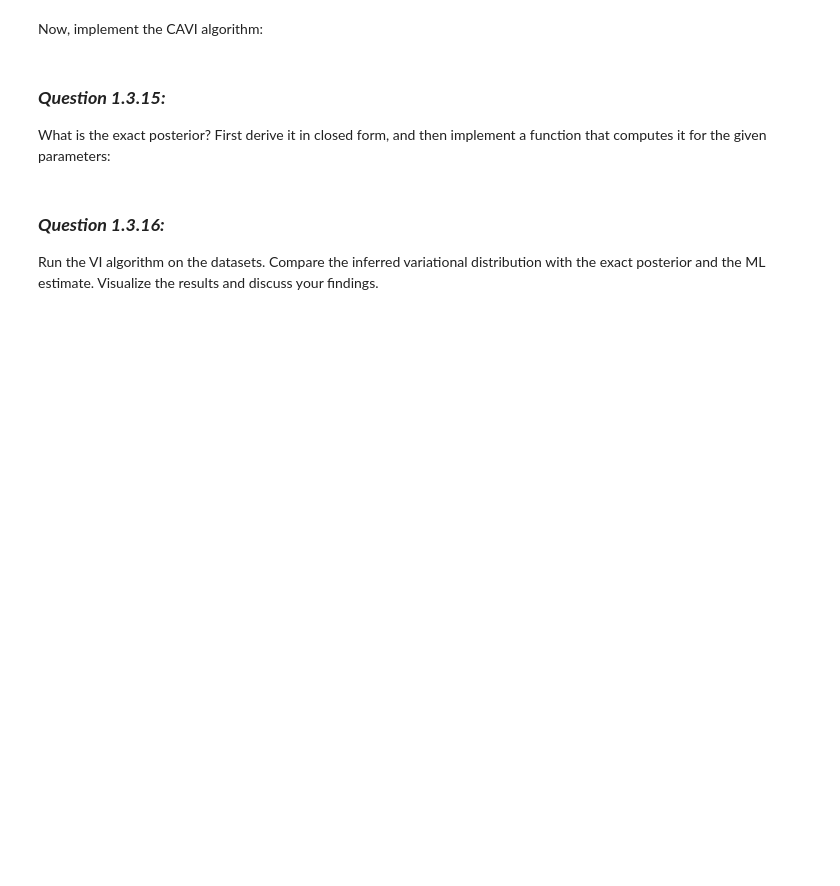
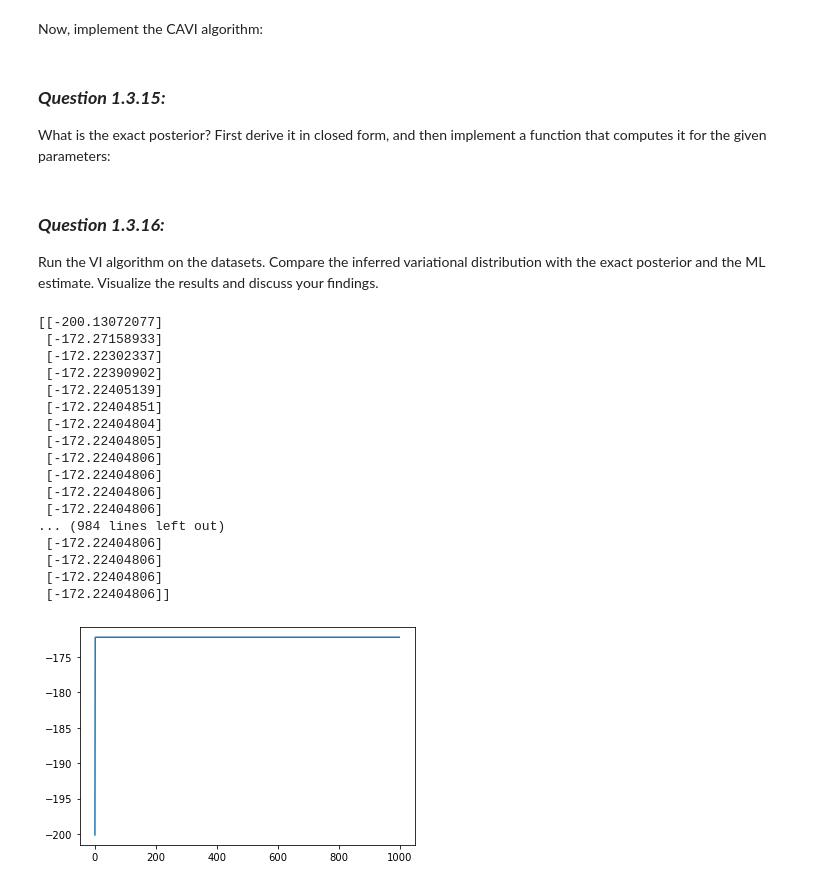
Before and after one commit to jonhelgi00/Assignment1A, a Jupyter notebook: 1A-3-CAVI.ipynb, the cells around one changed output. Drawn from its saved outputs; the diff is of its cells as text; code cells hidden in the pictures; blank space fills up the shorter version.

```diff
--- a/1A-3-CAVI.ipynb
+++ b/1A-3-CAVI.ipynb
@@ -73,15 +73,17 @@ print(ML_est(dataset_3))
 You will implement the VI algorithm for the variational distribution in Equation (10.24) in Bishop. Start with introducing the prior parameters:
 # %%
 # prior parameters
-mu_0 = 1.5
-lambda_0 = 1
-a_0 = 1
-b_0 = 2
+mu_0 = float(1.5)
+lambda_0 = float(1)
+a_0 = float(1)
+b_0 = float(2)
 # %% [markdown]
 Continue with a helper function that computes ELBO:
 # %%
 # from scipy.stats import gamma, norm
-from scipy.special import digamma, gamma
+import math
+from scipy.special import digamma #, gamma
+from math import gamma, log
 def compute_elbo (D, a_0, b_0, mu_0, lambda_0, a_N , b_N, mu_N, lambda_N):
   # given the prior and posterior parameters together with the data,
   # compute ELBO here
@@ -98,7 +100,7 @@ def compute_elbo (D, a_0, b_0, mu_0, lambda_0, a_N , b_N, mu_N, lambda_N):
 
   term2 = -E_tau * (0.5 * sum + 0.5 * (E_mu2 - 2*mu_0*E_mu * mu_0**2) + b_0)
 
-  term3 = -N/2 * np.log(2*np.pi) + a_0 * np.log(b_0) - np.log(gamma(a_0)) - 0.5 * np.log(lambda_N) + 0.5
+  term3 = -N/2 * np.log(2*math.pi) + a_0 * np.log(b_0) - log(gamma(a_0)) - 0.5 * np.log(lambda_N) + 0.5
 
   term4 = a_N - np.log(b_N) + np.log(gamma(a_N)) + (1 - a_N) * digamma(a_N)
 
@@ -121,12 +123,14 @@ def CAVI(D, a_0, b_0, mu_0, lambda_0):
 
   # CAVI iterations ...
   # save ELBO for each iteration, plot them afterwards to show convergence
-  for i in range(N_iterations/2):
+  counter = -1
+  for i in range(int(N_iterations/2)):
+    counter += 1
     E_tau = a_N / b_N
     mu_N = (lambda_0 * mu_0 + N * x_mean) / (lambda_0 + N)
     lambda_N = (lambda_0 + N) / E_tau
 
-    elbos[i] = compute_elbo(D,a_0,b_0,mu_0,lambda_0,a_N,b_N,mu_N,lambda_N)
+    elbos[counter] = compute_elbo(D,a_0,b_0,mu_0,lambda_0,a_N,b_N,mu_N,lambda_N)
 
     a_N = a_0 + N / 2
     sum = 0
@@ -134,7 +138,8 @@ def CAVI(D, a_0, b_0, mu_0, lambda_0):
       sum += x**2 - 2*x*mu_N + mu_N**2 + 1/lambda_N
     b_N = b_0 + 0.5 * sum + (lambda_0 / 2) * (mu_N**2 + 1/lambda_N - 2*mu_0*mu_N + mu_0**2)
 
-    elbos[i+1] = compute_elbo(D,a_0,b_0,mu_0,lambda_0,a_N,b_N,mu_N,lambda_N)
+    counter += 1
+    elbos[counter] = compute_elbo(D,a_0,b_0,mu_0,lambda_0,a_N,b_N,mu_N,lambda_N)
 
   return a_N, b_N, mu_N, lambda_N, elbos
 # %% [markdown]
@@ -160,14 +171,35 @@ Run the VI algorithm on the datasets. Compare the inferred variational
 distribution with the exact posterior and the ML estimate. Visualize the results and discuss your
 findings.
 # %%
-# Insert your main code here
+import matplotlib.pyplot as plt
 
 
 # Example flow for dataset_2:
-  ##  mu_ml, tau_ml = ML_est(dataset_2)
-  ##  a_N, b_N, mu_N, lambda_N, elbos = CAVI(dataset_2, a_0, b_0, mu_0, lambda_0)
   ##  plot elbos, show convergence
-  ##create tau and mu vectors (linspace from -1 to 1 - 100 points?)
   ##  compare exact_post_dist with the CAVI result ( = q(a_N, b_N, mu_N, lambda_N) ) using for ex. contour plots, show also ML estimate on this plot
   ##  exact_post_dist = compute_exact_posterior(dataset_2, a_0, b_0, mu_0, lambda_0)
   ##Contour plots
+mu_ml, tau_ml = ML_est(dataset_2)
+a_N, b_N, mu_N, lambda_N, elbos = CAVI(dataset_2, a_0, b_0, mu_0, lambda_0)
+plt.plot(elbos)
+print(elbos)
+  ##create tau and mu vectors (linspace from -1 to 1 - 100 points?)
+# %% [output]
+[[-200.13072077]
+ [-172.27158933]
+ [-172.22302337]
+ [-172.22390902]
+ [-172.22405139]
+ [-172.22404851]
+ [-172.22404804]
+ [-172.22404805]
+ [-172.22404806]
+ [-172.22404806]
+ [-172.22404806]
+ [-172.22404806]
+... (984 lines left out)
+ [-172.22404806]
+ [-172.22404806]
+ [-172.22404806]
+ [-172.22404806]]
+[figure, added]
```
Also changed, not shown: parts of 6 cells of this notebook.
